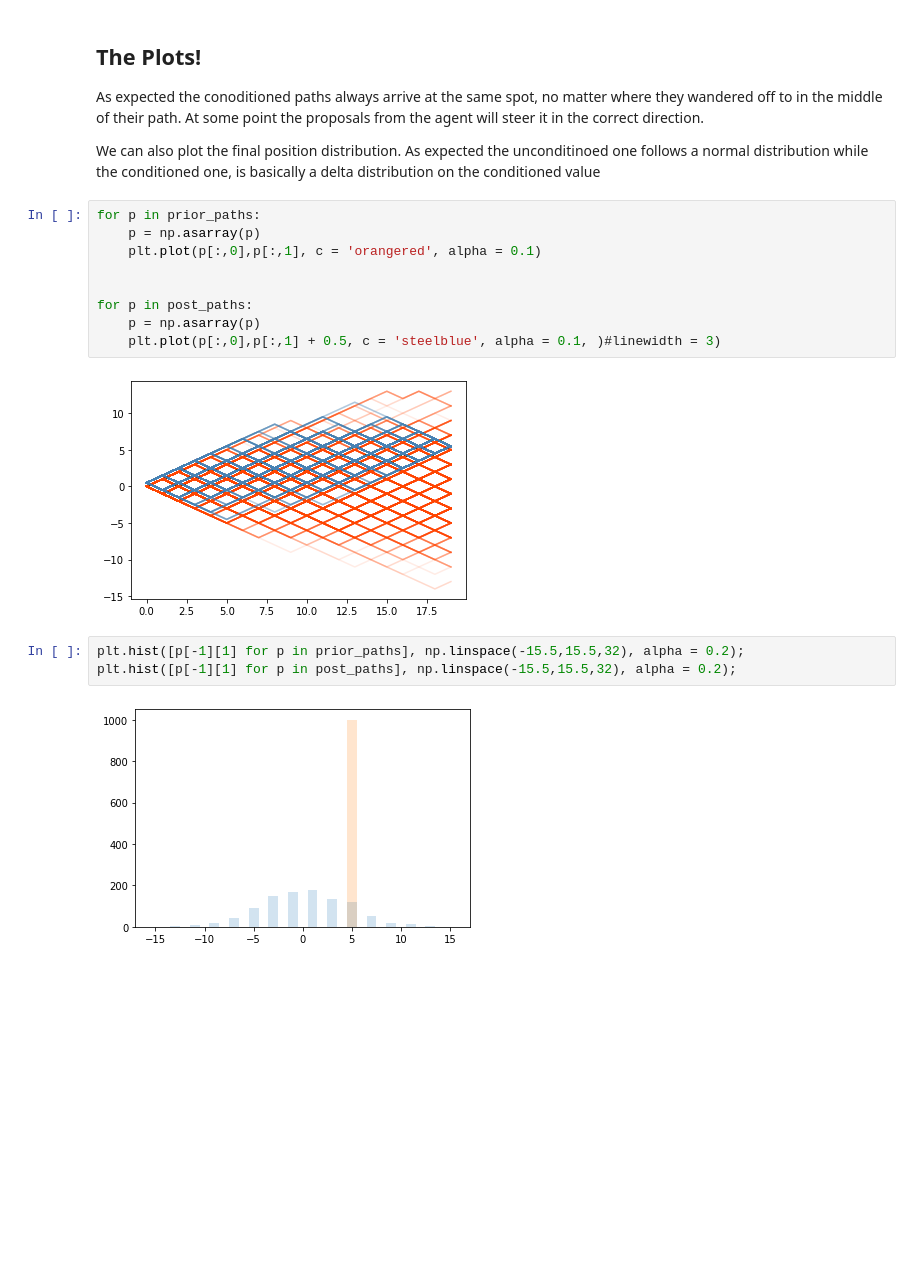
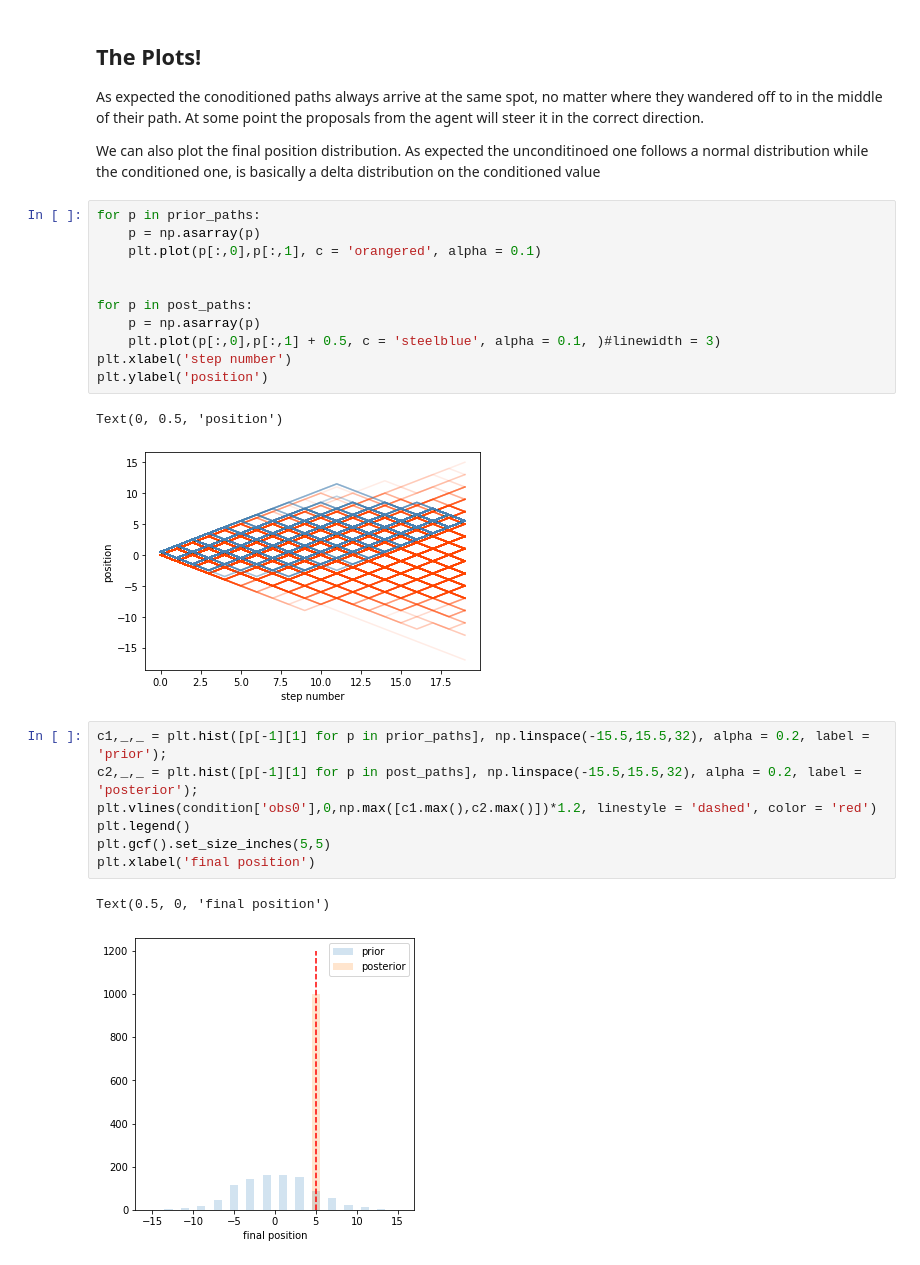
Before and after one commit to lukasheinrich/MLHEP-pyprob, a Jupyter notebook: MarkovPath.ipynb, the cells around one changed output. Cells and saved outputs as stored; diff of their text form; blank space fills up the shorter version.

Commit message:
markov path

```diff
--- a/MarkovPath.ipynb
+++ b/MarkovPath.ipynb
@@ -115,10 +108,18 @@ for p in prior_paths:
 for p in post_paths:
     p = np.asarray(p)
     plt.plot(p[:,0],p[:,1] + 0.5, c = 'steelblue', alpha = 0.1, )#linewidth = 3)
+plt.xlabel('step number')
+plt.ylabel('position')
 # %% [output]
+Text(0, 0.5, 'position')
-[figure, old version]
+[figure, new version]
 # %%
-plt.hist([p[-1][1] for p in prior_paths], np.linspace(-15.5,15.5,32), alpha = 0.2);
-plt.hist([p[-1][1] for p in post_paths], np.linspace(-15.5,15.5,32), alpha = 0.2);
+c1,_,_ = plt.hist([p[-1][1] for p in prior_paths], np.linspace(-15.5,15.5,32), alpha = 0.2, label = 'prior');
+c2,_,_ = plt.hist([p[-1][1] for p in post_paths], np.linspace(-15.5,15.5,32), alpha = 0.2, label = 'posterior');
+plt.vlines(condition['obs0'],0,np.max([c1.max(),c2.max()])*1.2, linestyle = 'dashed', color = 'red')
+plt.legend()
+plt.gcf().set_size_inches(5,5)
+plt.xlabel('final position')
 # %% [output]
+Text(0.5, 0, 'final position')
-[figure, old version]
+[figure, new version]
```
Also changed, not shown: parts of 9 cells of this notebook.
